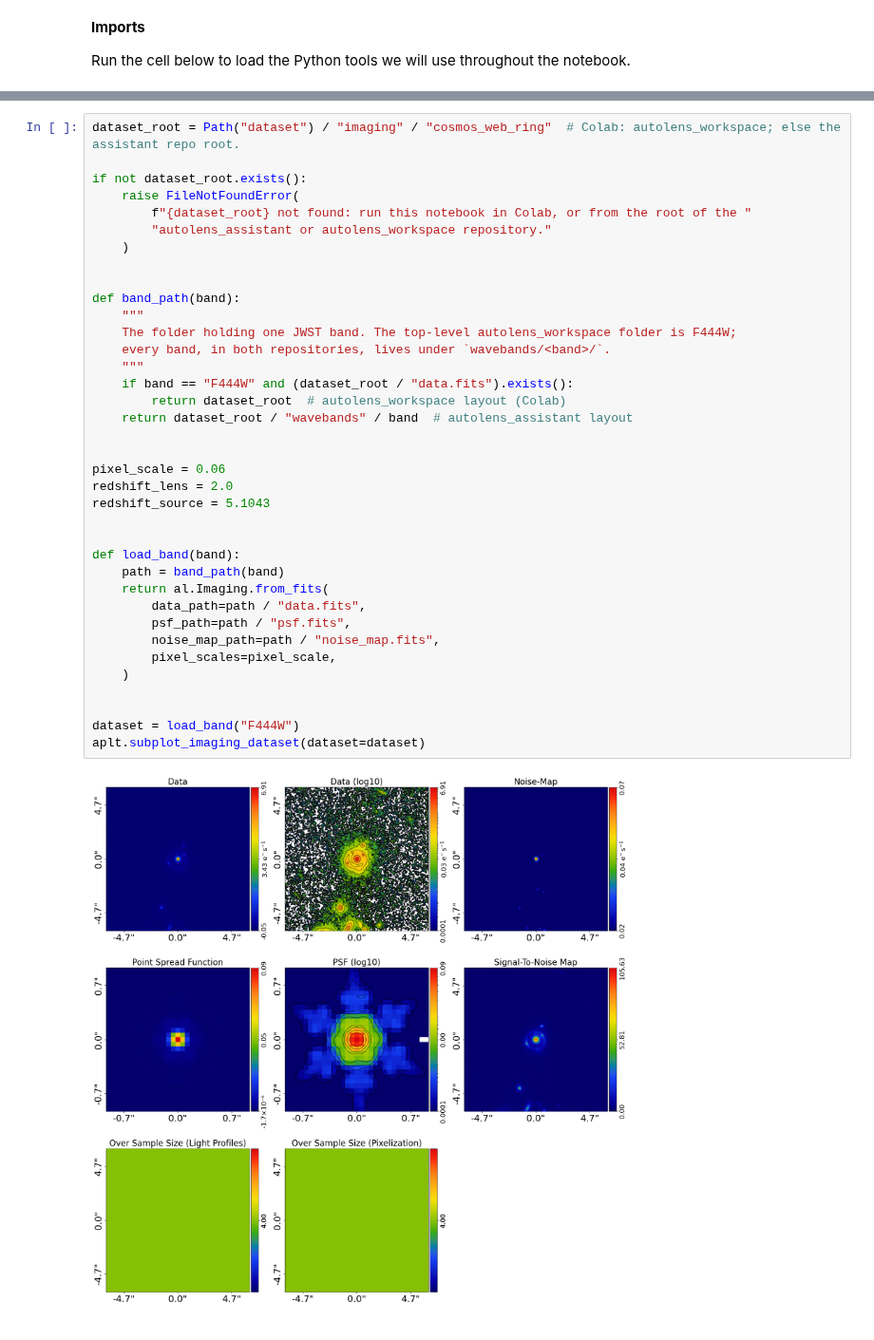
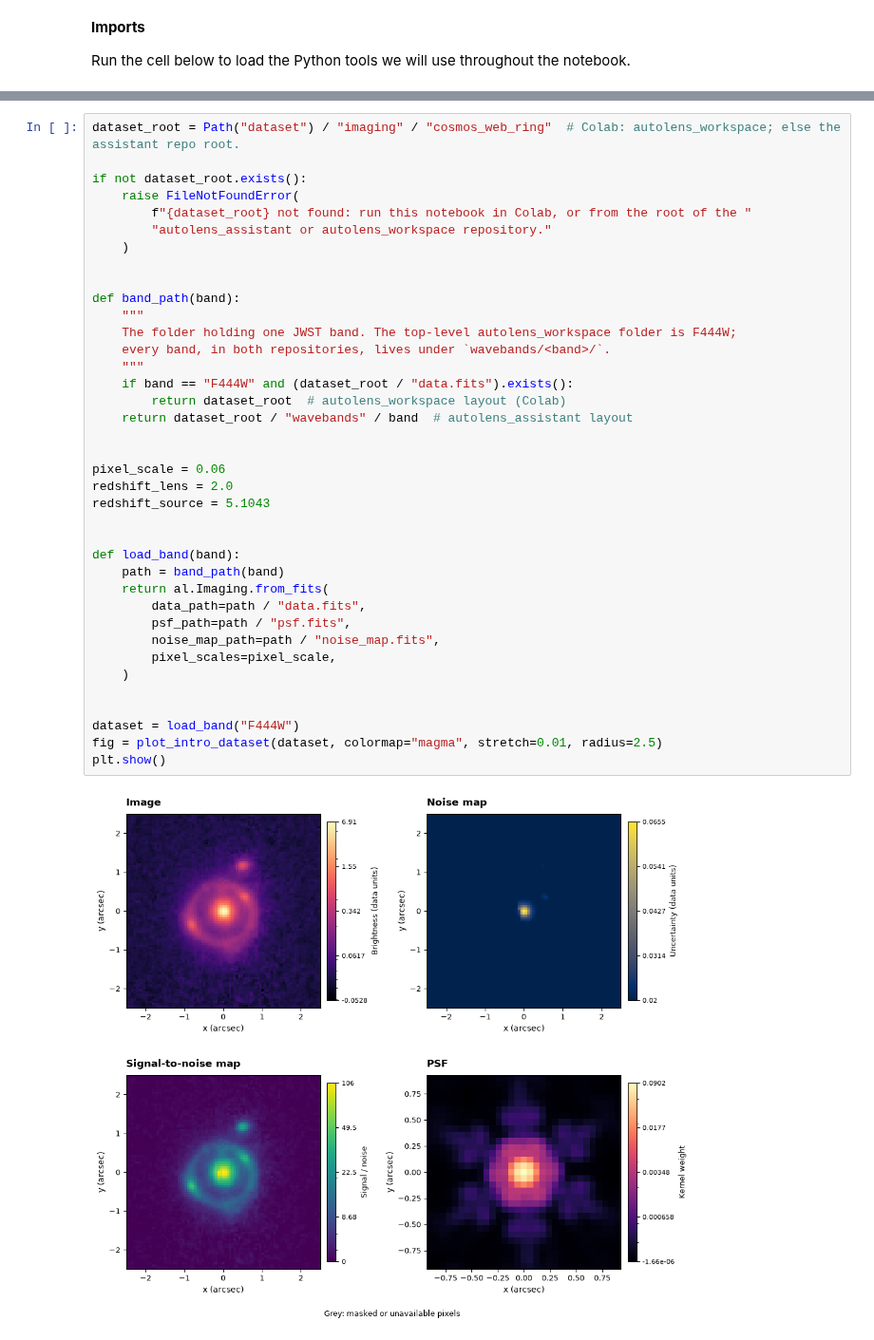
Before and after one commit to PyAutoLabs/autolens_assistant, a Jupyter notebook: docs/colab/cosmos_web_ring_colab.ipynb, the cells around one changed output, grey strips where cells are left out. Shown at 95% size. Drawn from its saved outputs; the diff is of its cells as text.

Commit message:
feat: simplify COSMOS-Web assistant plots and add display controls

```diff
--- a/docs/colab/cosmos_web_ring_colab.ipynb
+++ b/docs/colab/cosmos_web_ring_colab.ipynb
@@ -149,35 +266,36 @@ if not dataset_root.exists():
     )
 
 
 def band_path(band):
     """
     The folder holding one JWST band. The top-level autolens_workspace folder is F444W;
     every band, in both repositories, lives under `wavebands/<band>/`.
     """
     if band == "F444W" and (dataset_root / "data.fits").exists():
         return dataset_root  # autolens_workspace layout (Colab)
     return dataset_root / "wavebands" / band  # autolens_assistant layout
 
 
 pixel_scale = 0.06
 redshift_lens = 2.0
 redshift_source = 5.1043
 
 
 def load_band(band):
     path = band_path(band)
     return al.Imaging.from_fits(
         data_path=path / "data.fits",
         psf_path=path / "psf.fits",
         noise_map_path=path / "noise_map.fits",
         pixel_scales=pixel_scale,
     )
 
 
 dataset = load_band("F444W")
-aplt.subplot_imaging_dataset(dataset=dataset)
+fig = plot_intro_dataset(dataset, colormap="magma", stretch=0.01, radius=2.5)
+plt.show()
 # %% [output]
-[figure, old version]
+[figure, new version]
 # %% [markdown]
 **🤖 Ask Gemini:** "What is a redshift, and how do astronomers know the ring galaxy is at z = 5.1?"
 
```
Also changed, not shown: parts of 21 cells of this notebook, 10 other files.
